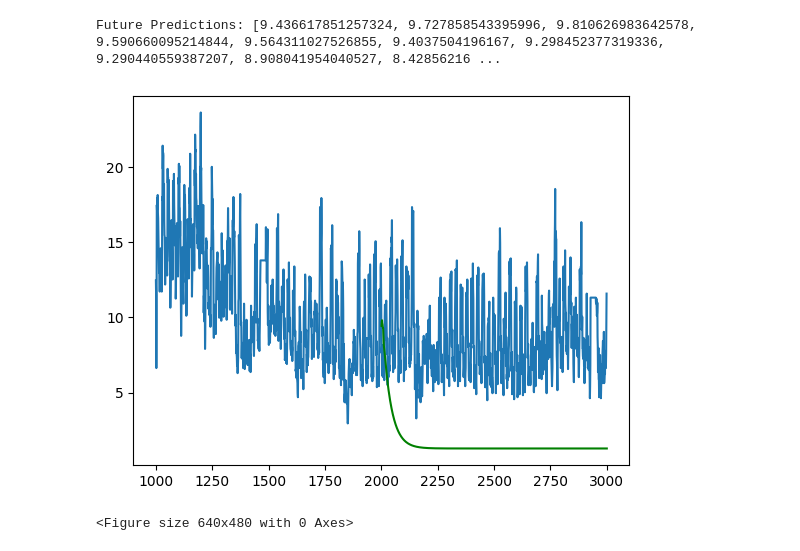
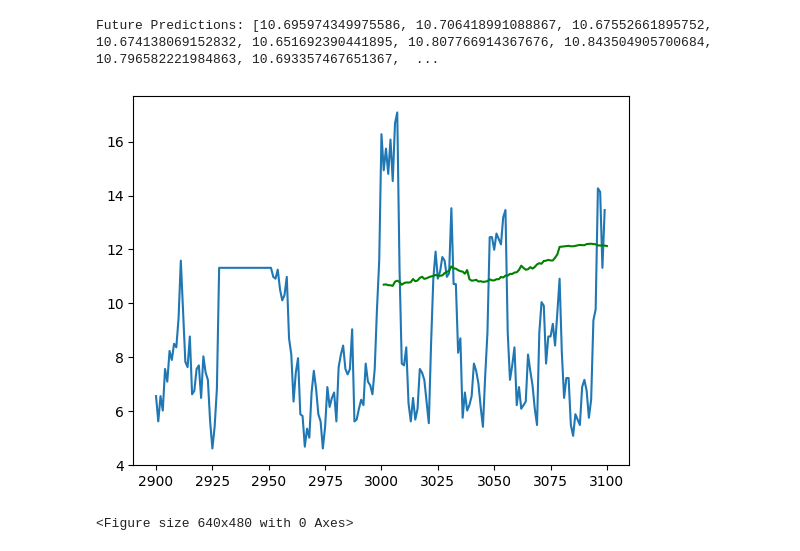
Before and after one commit to NovokshanovE/MyDlinear, a Jupyter notebook: MyDLinear/notebook_model.ipynb, the cells around one changed output. Saved outputs shown, nothing was run; the diff lists cells and outputs as text; code cells hidden in the pictures.

```diff
--- a/MyDLinear/notebook_model.ipynb
+++ b/MyDLinear/notebook_model.ipynb
@@ -76,19 +83,18 @@ def train_model(model, dataloader, criterion, optimizer, num_epochs=100):
             loss.backward()
             optimizer.step()
 # %%
-data_size  = 2000
-step = 3
+
 data = pd.read_csv('ETTh1.csv')
 X = torch.tensor(data['HUFL'].values[:data_size:step], dtype=torch.float32).view(-1, 1)
 x = pd.read_csv("ETTh1.csv").HUFL
 # %%
 model = DLinearModel(input_size)
-criterion = nn.L1Loss()
+criterion = nn.SmoothL1Loss()
 optimizer = optim.SGD(model.parameters(), lr=learning_rate)
 #optimizer = optim.Adam(model.parameters(), lr=learning_rate)
 
 
-window_size = 10  # Размер окна для rolling window forecasting
+window_size = input_size  # Размер окна для rolling window forecasting
 #переписать
 
 dataset = MyDataset(X, window_size)
@@ -107,5 +132,5 @@ torch.save(model.state_dict(), "test_model_v4")
 # %%
-model.load_state_dict(torch.load("test_model_v4"))
+model.load_state_dict(torch.load("test_model_v7_SL1"))
 model.eval()
 # %% [output]
 DLinearModel(
@@ -152,9 +177,9 @@ def predict_future_values(model, X_f, window_size, m):
     return predicted_values
 # %%
 initial_values = torch.cat([X[-input_size:]]).reshape(1, 1, -1)
-m = 1000 #на сколько шагов предсказать
-pred  = 20
-X_f = torch.tensor(data['HUFL'].values[data_size-pred:data_size], dtype=torch.float32).view(-1, 1)
+
+pred = input_size
+X_f = torch.tensor(data['HUFL'].values[data_set-pred:data_set], dtype=torch.float32).view(-1, 1)
 print(X_f)
 dataset_f = MyDataset(X_f, pred)
 print(dataset_f.data)
@@ -304,17 +319,17 @@ len(future_predictions)
 # %%
 print("Future Predictions:", future_predictions)
-time = [data_size-m+i for i in range(2*m)]
-plt.plot(time, data['HUFL'].values[data_size-m:data_size+m])
+time = [data_set-m+i for i in range(2*m)]
+plt.plot(time, data['HUFL'].values[data_set-m:data_set+m:step])
 #plt.plot(, )
-pred = data['HUFL'].values[data_size-1]
-time = [data_size+1+i for i in range(m)]
+pred = data['HUFL'].values[data_set-1]
+time = [data_set+1+i for i in range(m, step)]
 
 
 plt.plot(time, future_predictions, 'g-')
 
 plt.show()
 plt.savefig("forecast", dpi=200)
 # %% [output]
-Future Predictions: [9.436617851257324, 9.727858543395996, 9.810626983642578, 9.590660095214844, 9.564311027526855, 9.4037504196167, 9.298452377319336, 9.290440559387207, 8.908041954040527, 8.42856216 ...
+Future Predictions: [10.695974349975586, 10.706418991088867, 10.67552661895752, 10.674138069152832, 10.651692390441895, 10.807766914367676, 10.843504905700684, 10.796582221984863, 10.693357467651367,  ...
-[figure, old version]
+[figure, new version]
 <Figure size 640x480 with 0 Axes>
```
Also changed, not shown: parts of 16 cells of this notebook, 6 other files.
